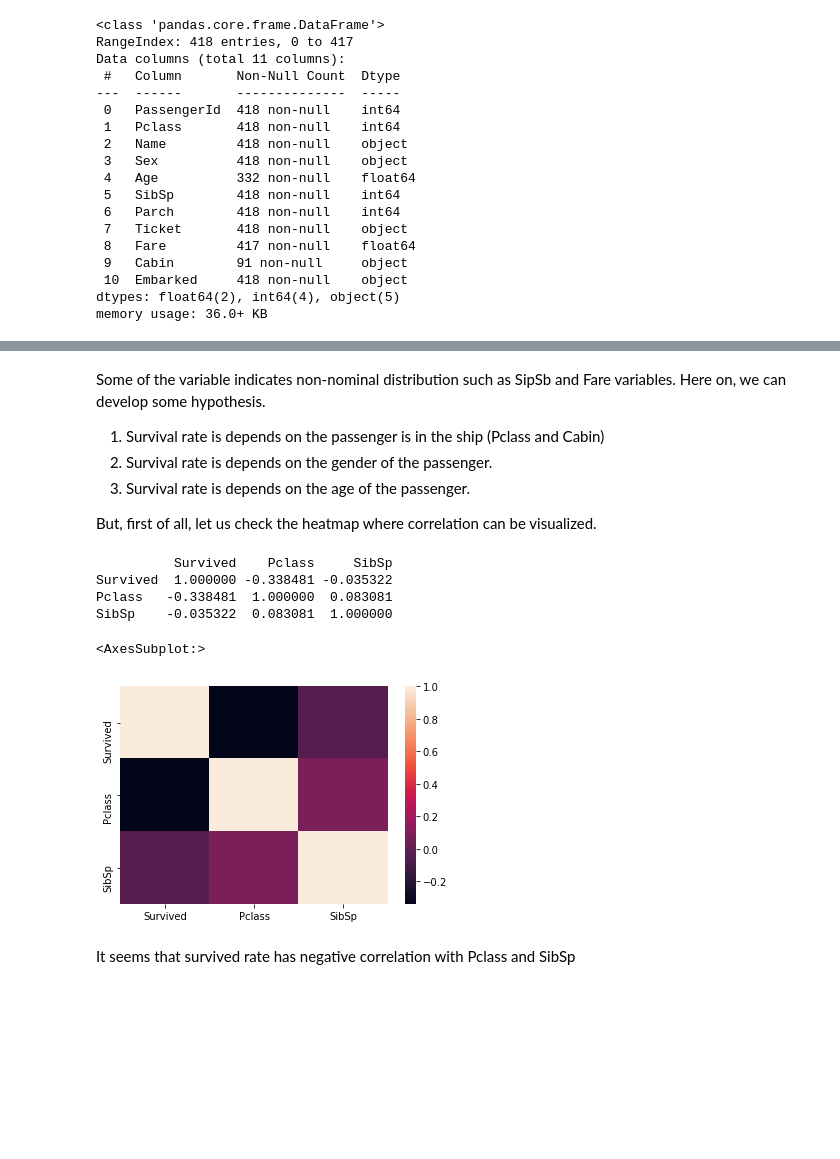
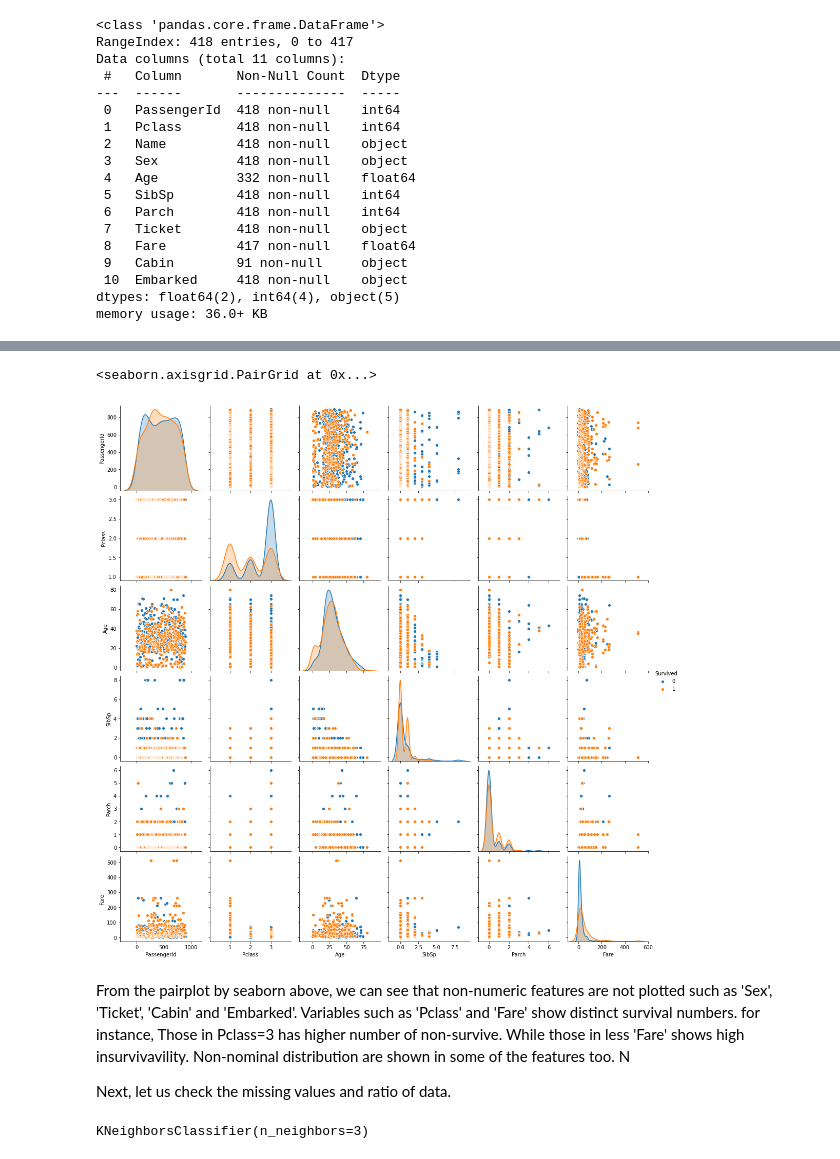
Before and after one commit to farahanams/ML-practices, a Jupyter notebook: Titanic Kaggle/Titanic Kaggle Competition.ipynb, the cells around one changed output, grey strips where cells are left out. Saved outputs shown, nothing was run; the diff lists cells and outputs as text; code cells hidden in the pictures; blank space fills up the shorter version.

```diff
--- a/Titanic Kaggle/Titanic Kaggle Competition.ipynb
+++ b/Titanic Kaggle/Titanic Kaggle Competition.ipynb
@@ -157,20 +127,9 @@ for i in df_num.columns:
-# %% [markdown]
-Some of the variable indicates non-nominal distribution such as SipSb and Fare variables. Here on, we can develop some hypothesis.
-
-1. Survival rate is depends on the passenger is in the ship (Pclass and Cabin)
-2. Survival rate is depends on the gender of the passenger.
-3. Survival rate is depends on the age of the passenger.
-
-But, first of all, let us check the heatmap where correlation can be visualized.
-# %%
-print(df_cat.corr())
-sns.heatmap(df_cat.corr())
-# %% [output]
-          Survived    Pclass     SibSp
-Survived  1.000000 -0.338481 -0.035322
-Pclass   -0.338481  1.000000  0.083081
-SibSp    -0.035322  0.083081  1.000000
-<AxesSubplot:>
-[figure, removed]
-# %% [markdown]
-It seems that survived rate has negative correlation with Pclass and SibSp
+# %%
+sns.pairplot(data=train_data, hue='Survived')
+# %% [output]
+<seaborn.axisgrid.PairGrid at 0x...>
+[figure, added]
+# %% [markdown]
+From the pairplot by seaborn above, we can see that non-numeric features are not plotted such as 'Sex', 'Ticket', 'Cabin' and 'Embarked'. Variables such as 'Pclass' and 'Fare' show distinct survival numbers. for instance, Those in Pclass=3 has higher number of non-survive. While those in less 'Fare' shows high insurvivavility. Non-nominal distribution are shown in some of the features too. N
+
+Next, let us check the missing values and ratio of data.
@@ -176,0 +144,7 @@ It seems that survived rate has negative correlation with Pclass and SibSp
+# %%
+neigh = KNeighborsClassifier(n_neighbors=3)
+neigh.fit(X_train, y_train)
+
+#print(neigh.predict([[y_test]]))
+# %% [output]
+KNeighborsClassifier(n_neighbors=3)
```
Also changed, not shown: parts of 14 cells of this notebook, 3 other files.
